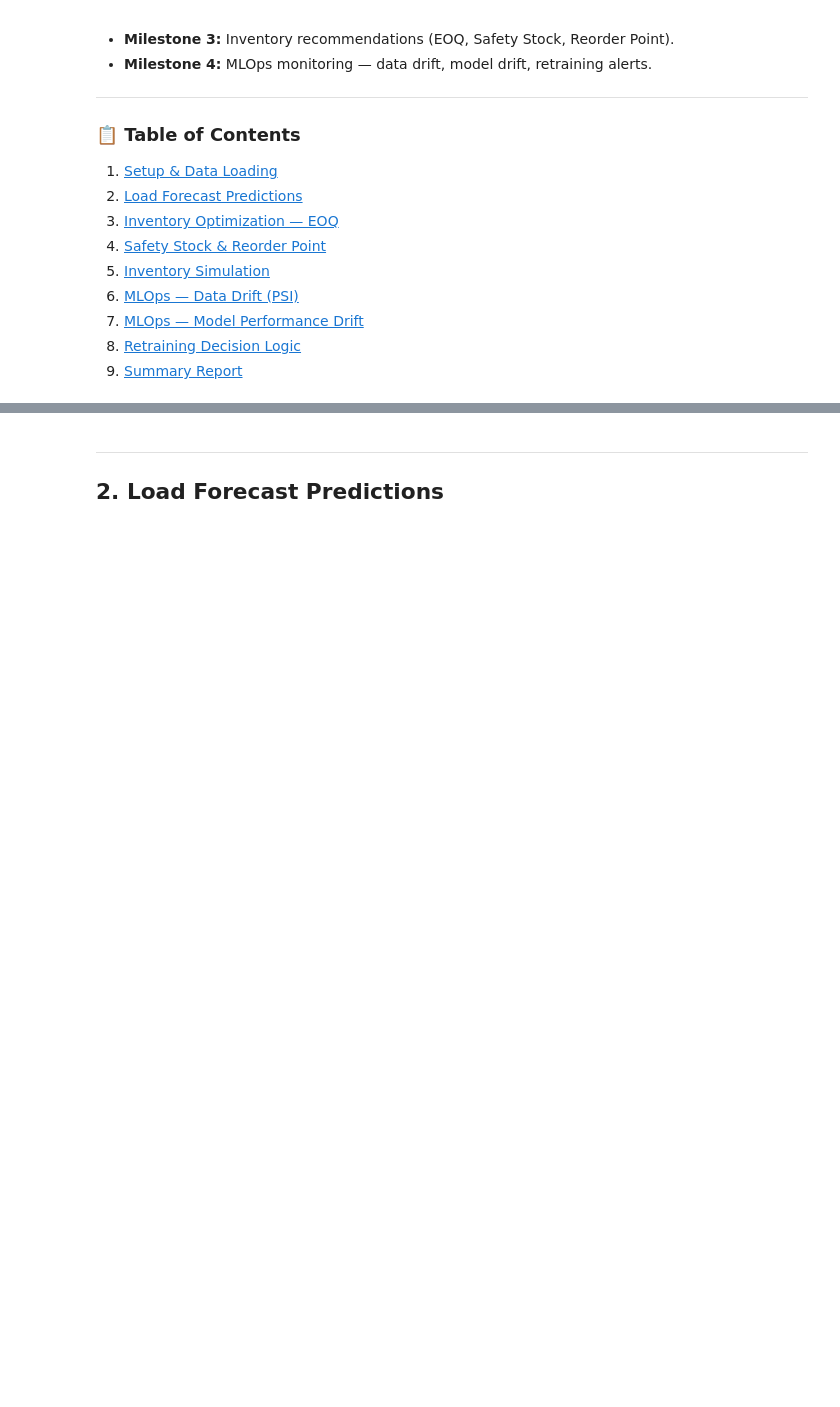
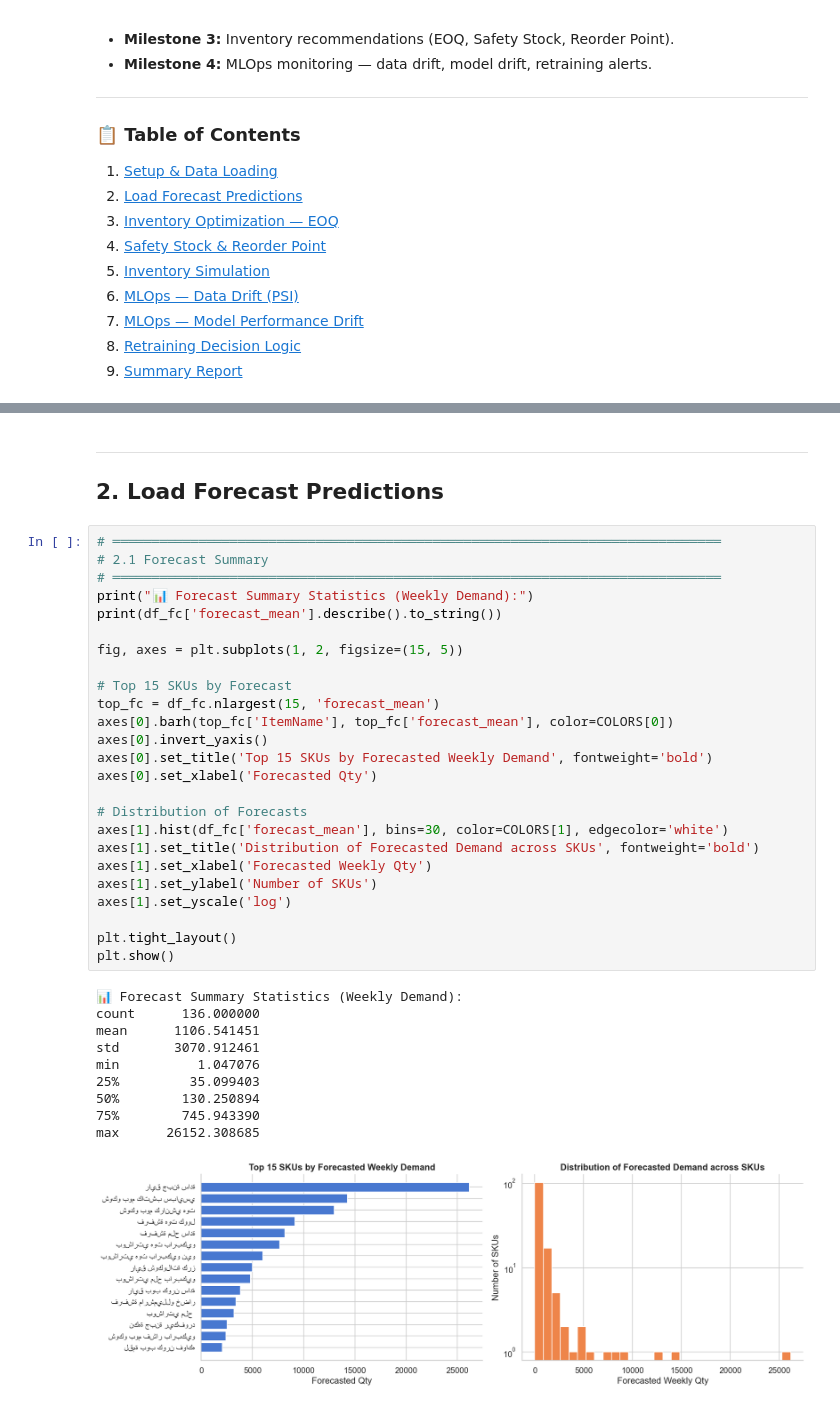
Before and after one commit to Moka-4444/Project-6-Demand-Forecasting-Inventory-Optimization-Engine-, a Jupyter notebook: notebooks/03_inventory_optimization_mlops.ipynb, the cells around one changed output, grey strips where cells are left out. Cells and saved outputs as stored; diff of their text form; blank space fills up the shorter version.

```diff
--- a/notebooks/03_inventory_optimization_mlops.ipynb
+++ b/notebooks/03_inventory_optimization_mlops.ipynb
@@ -28,5 +84,41 @@
 # %% [markdown]
 ---
-## 2. Load Forecast Predictions
+## 2. Load Forecast Predictions <a id='2.-Load-Forecast-Predictions'></a>
+# %%
+# ══════════════════════════════════════════════════════════════════════════════
+# 2.1 Forecast Summary
+# ══════════════════════════════════════════════════════════════════════════════
+print("📊 Forecast Summary Statistics (Weekly Demand):")
+print(df_fc['forecast_mean'].describe().to_string())
+
+fig, axes = plt.subplots(1, 2, figsize=(15, 5))
+
+# Top 15 SKUs by Forecast
+top_fc = df_fc.nlargest(15, 'forecast_mean')
+axes[0].barh(top_fc['ItemName'], top_fc['forecast_mean'], color=COLORS[0])
+axes[0].invert_yaxis()
+axes[0].set_title('Top 15 SKUs by Forecasted Weekly Demand', fontweight='bold')
+axes[0].set_xlabel('Forecasted Qty')
+
+# Distribution of Forecasts
+axes[1].hist(df_fc['forecast_mean'], bins=30, color=COLORS[1], edgecolor='white')
+axes[1].set_title('Distribution of Forecasted Demand across SKUs', fontweight='bold')
+axes[1].set_xlabel('Forecasted Weekly Qty')
+axes[1].set_ylabel('Number of SKUs')
+axes[1].set_yscale('log')
+
+plt.tight_layout()
+plt.show()
+# %% [output]
+📊 Forecast Summary Statistics (Weekly Demand):
+count      136.000000
+mean      1106.541451
+std       3070.912461
+min          1.047076
+25%         35.099403
+50%        130.250894
+75%        745.943390
+max      26152.308685
+[figure, added]
 # %% [markdown]
 ---
```
Also changed, not shown: parts of 21 cells of this notebook, 14 other files.
